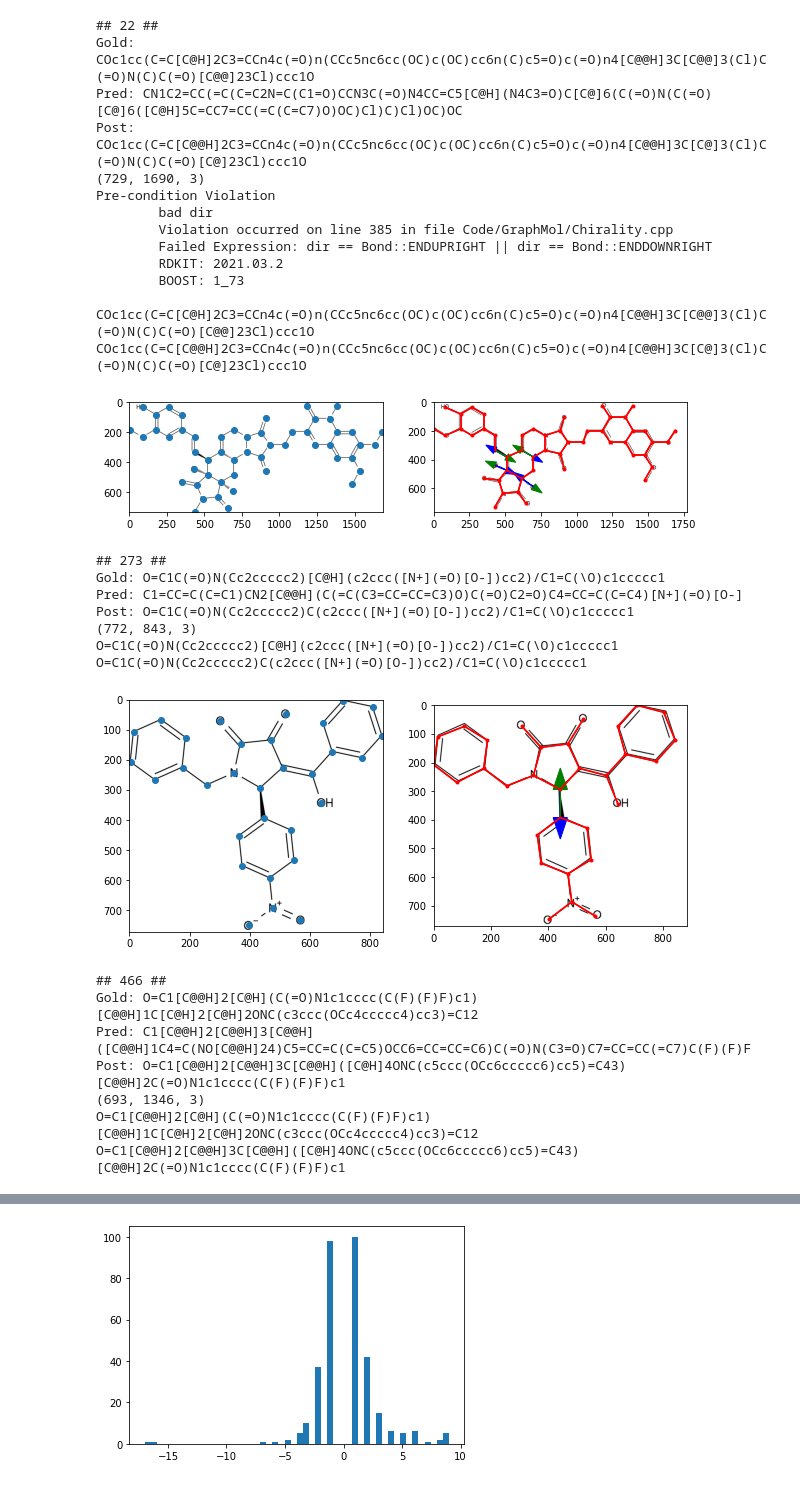
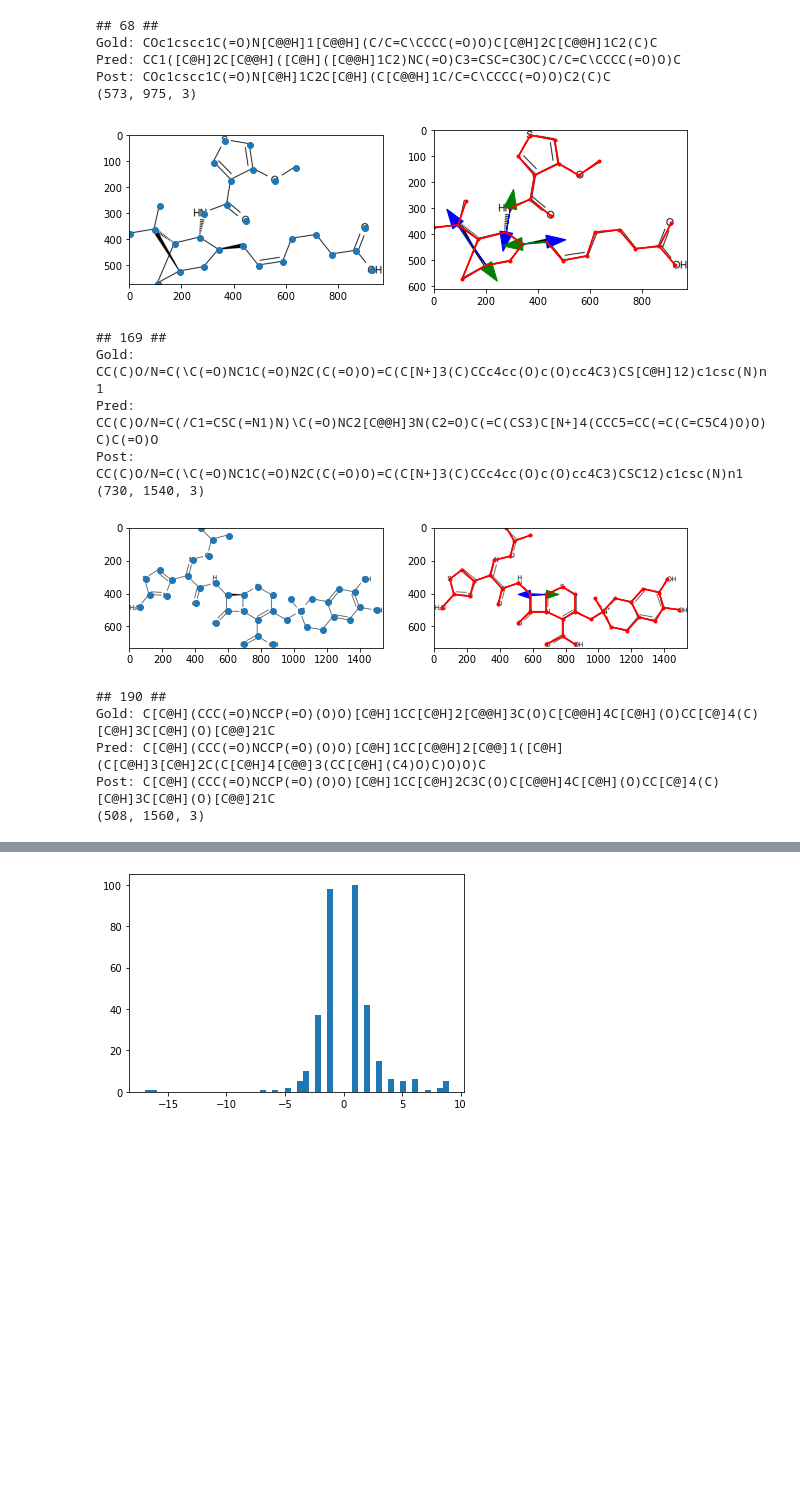
Before and after one commit to thomas0809/MolScribe, a Jupyter notebook: notebook/graph.ipynb, the cells around one changed output, grey strips where cells are left out. Drawn from its saved outputs; the diff is of its cells as text; code cells hidden in the pictures; blank space fills up the shorter version.

Commit message:
verify chirality debug

```diff
--- a/notebook/graph.ipynb
+++ b/notebook/graph.ipynb
@@ -22,7 +22,7 @@ import rdkit.Chem as Chem
 df = pd.read_csv('../data/molbank/pubchem/valid.csv')
 # smiles_pred_df = pd.read_csv('../output/indigo/swin_base_50_lstm/prediction_valid.csv')
 # nodes_pred_df = pd.read_csv('../output/indigo/swin_base_edges_bin64_ep100_sep/prediction_valid.csv')
-nodes_pred_df = pd.read_csv('../output/pubchem/swin_base_200k_jointedges/prediction_valid.csv')
+nodes_pred_df = pd.read_csv('../output/pubchem/swin_base_200k_jointedges1/prediction_valid.csv')
 
 tokenizer = NodeTokenizer(50)
 
@@ -86,63 +86,48 @@ for i, row in df.iterrows():
     plt.subplot(1,2,2)
     plt.imshow(img)
     coords = np.array(eval(nodes_pred_df.loc[i, 'node_coords']))
     symbols = np.array(eval(nodes_pred_df.loc[i, 'node_symbols']))
     x, y = coords[:,1]*w, coords[:,0]*h
     plt.scatter(x, y, color='r', marker='.')
     edges = eval(nodes_pred_df.loc[i, 'edges'])
-    post_smiles = _postprocess_smiles(pred_smiles, coords, symbols, edges, debug=True)
-    print(gold_smiles)
-    print(post_smiles)
+    post_smiles, mol = _postprocess_smiles(pred_smiles, coords, symbols, edges, debug=True)
     for i in range(len(x)):
         for j in range(len(x)):
             if edges[i][j] != 0:
                 if edges[i][j] in [5, 6]:
                     color = 'blue' if edges[i][j] == 5 else 'green'
                     plt.arrow(x[i], y[i], x[j]-x[i], y[j]-y[i], color=color, head_width=50)
 #                     print(i, j, edges[i][j], edges[j][i])
                 else:
                     color = 'red'
                     plt.plot([x[i], x[j]], [y[i], y[j]], color)
     plt.show()
 #     mol = Chem.MolFromSmiles(pred_smiles)
 #     chiral_centers = Chem.FindMolChiralCenters(
 #             mol, includeUnassigned=True, includeCIP=False, useLegacyImplementation=False)
 #     print(chiral_centers)
 #     mol0 = Chem.MolFromSmiles(canon_gold, sanitize=False)
 #     mol = Chem.MolFromSmiles(canon_pred, sanitize=False)
 #     try:
 #         img = Chem.Draw.MolsToGridImage([mol0,mol], subImgSize=(250,250), molsPerRow=2, useSVG=True)
 #         display(img)
 #     except:
 #         pass
 # %% [output]
-## 22 ##
-Gold: COc1cc(C=C[C@H]2C3=CCn4c(=O)n(CCc5nc6cc(OC)c(OC)cc6n(C)c5=O)c(=O)n4[C@@H]3C[C@@]3(Cl)C(=O)N(C)C(=O)[C@@]23Cl)ccc1O
-Pred: CN1C2=CC(=C(C=C2N=C(C1=O)CCN3C(=O)N4CC=C5[C@H](N4C3=O)C[C@]6(C(=O)N(C(=O)[C@]6([C@H]5C=CC7=CC(=C(C=C7)O)OC)Cl)C)Cl)OC)OC
-Post: COc1cc(C=C[C@@H]2C3=CCn4c(=O)n(CCc5nc6cc(OC)c(OC)cc6n(C)c5=O)c(=O)n4[C@@H]3C[C@]3(Cl)C(=O)N(C)C(=O)[C@]23Cl)ccc1O
-(729, 1690, 3)
-Pre-condition Violation
-        bad dir
-        Violation occurred on line 385 in file Code/GraphMol/Chirality.cpp
-        Failed Expression: dir == Bond::ENDUPRIGHT || dir == Bond::ENDDOWNRIGHT
-        RDKIT: 2021.03.2
-        BOOST: 1_73
-
-COc1cc(C=C[C@H]2C3=CCn4c(=O)n(CCc5nc6cc(OC)c(OC)cc6n(C)c5=O)c(=O)n4[C@@H]3C[C@@]3(Cl)C(=O)N(C)C(=O)[C@@]23Cl)ccc1O
-COc1cc(C=C[C@@H]2C3=CCn4c(=O)n(CCc5nc6cc(OC)c(OC)cc6n(C)c5=O)c(=O)n4[C@@H]3C[C@]3(Cl)C(=O)N(C)C(=O)[C@]23Cl)ccc1O
+## 68 ##
+Gold: COc1cscc1C(=O)N[C@@H]1[C@@H](C/C=C\CCCC(=O)O)C[C@H]2C[C@@H]1C2(C)C
+Pred: CC1([C@H]2C[C@@H]([C@H]([C@@H]1C2)NC(=O)C3=CSC=C3OC)C/C=C\CCCC(=O)O)C
+Post: COc1cscc1C(=O)N[C@H]1C2C[C@H](C[C@@H]1C/C=C\CCCC(=O)O)C2(C)C
+(573, 975, 3)
-[figure, old version]
+[figure, new version]
-## 273 ##
-Gold: O=C1C(=O)N(Cc2ccccc2)[C@H](c2ccc([N+](=O)[O-])cc2)/C1=C(\O)c1ccccc1
-Pred: C1=CC=C(C=C1)CN2[C@@H](C(=C(C3=CC=CC=C3)O)C(=O)C2=O)C4=CC=C(C=C4)[N+](=O)[O-]
-Post: O=C1C(=O)N(Cc2ccccc2)C(c2ccc([N+](=O)[O-])cc2)/C1=C(\O)c1ccccc1
-(772, 843, 3)
-O=C1C(=O)N(Cc2ccccc2)[C@H](c2ccc([N+](=O)[O-])cc2)/C1=C(\O)c1ccccc1
-O=C1C(=O)N(Cc2ccccc2)C(c2ccc([N+](=O)[O-])cc2)/C1=C(\O)c1ccccc1
+## 169 ##
+Gold: CC(C)O/N=C(\C(=O)NC1C(=O)N2C(C(=O)O)=C(C[N+]3(C)CCc4cc(O)c(O)cc4C3)CS[C@H]12)c1csc(N)n1
+Pred: CC(C)O/N=C(/C1=CSC(=N1)N)\C(=O)NC2[C@@H]3N(C2=O)C(=C(CS3)C[N+]4(CCC5=CC(=C(C=C5C4)O)O)C)C(=O)O
+Post: CC(C)O/N=C(\C(=O)NC1C(=O)N2C(C(=O)O)=C(C[N+]3(C)CCc4cc(O)c(O)cc4C3)CSC12)c1csc(N)n1
+(730, 1540, 3)
-[figure, old version]
+[figure, new version]
-## 466 ##
-Gold: O=C1[C@@H]2[C@H](C(=O)N1c1cccc(C(F)(F)F)c1)[C@@H]1C[C@H]2[C@H]2ONC(c3ccc(OCc4ccccc4)cc3)=C12
-Pred: C1[C@@H]2[C@@H]3[C@@H]([C@@H]1C4=C(NO[C@@H]24)C5=CC=C(C=C5)OCC6=CC=CC=C6)C(=O)N(C3=O)C7=CC=CC(=C7)C(F)(F)F
-Post: O=C1[C@@H]2[C@@H]3C[C@@H]([C@H]4ONC(c5ccc(OCc6ccccc6)cc5)=C43)[C@@H]2C(=O)N1c1cccc(C(F)(F)F)c1
-(693, 1346, 3)
-O=C1[C@@H]2[C@H](C(=O)N1c1cccc(C(F)(F)F)c1)[C@@H]1C[C@H]2[C@H]2ONC(c3ccc(OCc4ccccc4)cc3)=C12
-O=C1[C@@H]2[C@@H]3C[C@@H]([C@H]4ONC(c5ccc(OCc6ccccc6)cc5)=C43)[C@@H]2C(=O)N1c1cccc(C(F)(F)F)c1
+## 190 ##
+Gold: C[C@H](CCC(=O)NCCP(=O)(O)O)[C@H]1CC[C@H]2[C@@H]3C(O)C[C@@H]4C[C@H](O)CC[C@]4(C)[C@H]3C[C@H](O)[C@@]21C
+Pred: C[C@H](CCC(=O)NCCP(=O)(O)O)[C@H]1CC[C@@H]2[C@@]1([C@H](C[C@H]3[C@H]2C(C[C@H]4[C@@]3(CC[C@H](C4)O)C)O)O)C
+Post: C[C@H](CCC(=O)NCCP(=O)(O)O)[C@H]1CC[C@H]2C3C(O)C[C@@H]4C[C@H](O)CC[C@]4(C)[C@H]3C[C@H](O)[C@@]21C
+(508, 1560, 3)
```
Also changed, not shown: parts of 2 cells of this notebook.
